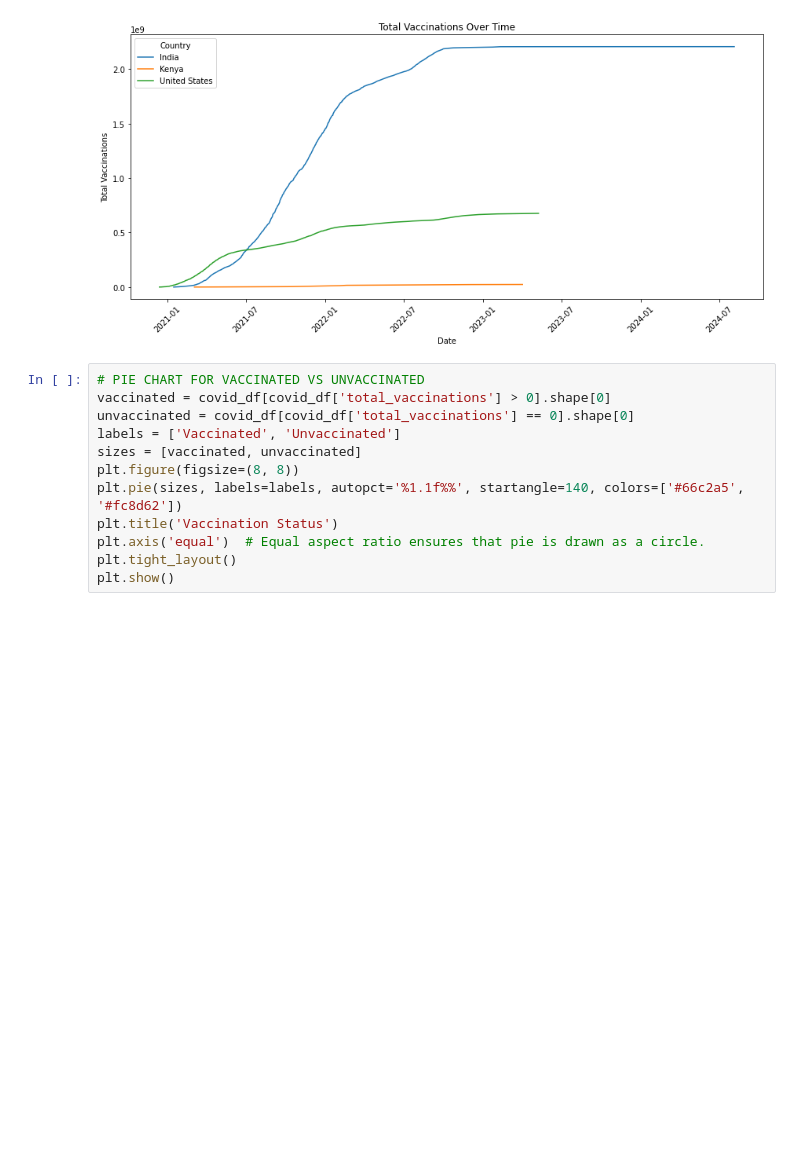
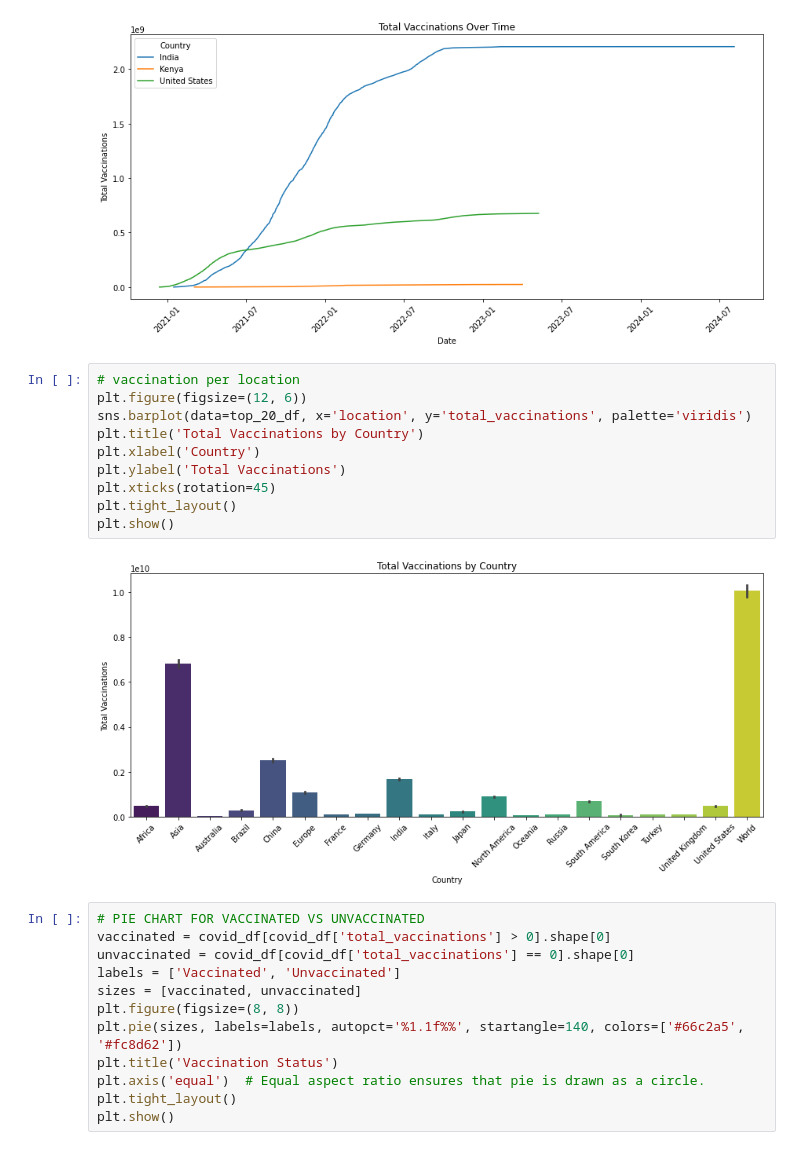
Before and after one commit to HellenDianaNjeri/COVID-19-GLOBAL-TRACKER-PROJECT, a Jupyter notebook: COVID_19.ipynb, the cells around one changed output. Drawn from its saved outputs; the diff is of its cells as text; blank space fills up the shorter version.

```diff
--- a/COVID_19.ipynb
+++ b/COVID_19.ipynb
@@ -207,6 +230,18 @@ plt.tight_layout()
 plt.show()
 # %% [output]
 [figure]
+# %%
+# vaccination per location
+plt.figure(figsize=(12, 6))
+sns.barplot(data=top_20_df, x='location', y='total_vaccinations', palette='viridis')
+plt.title('Total Vaccinations by Country')
+plt.xlabel('Country')
+plt.ylabel('Total Vaccinations')
+plt.xticks(rotation=45)
+plt.tight_layout()
+plt.show()
+# %% [output]
+[figure, added]
 # %%
 # PIE CHART FOR VACCINATED VS UNVACCINATED
 vaccinated = covid_df[covid_df['total_vaccinations'] > 0].shape[0]
```
Also changed, not shown: parts of 7 cells of this notebook.
